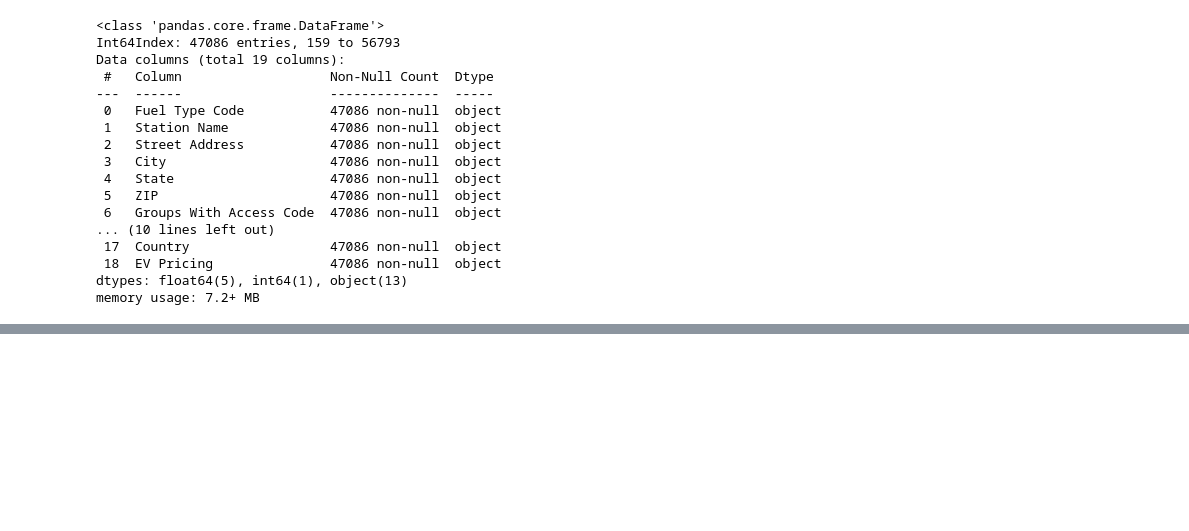
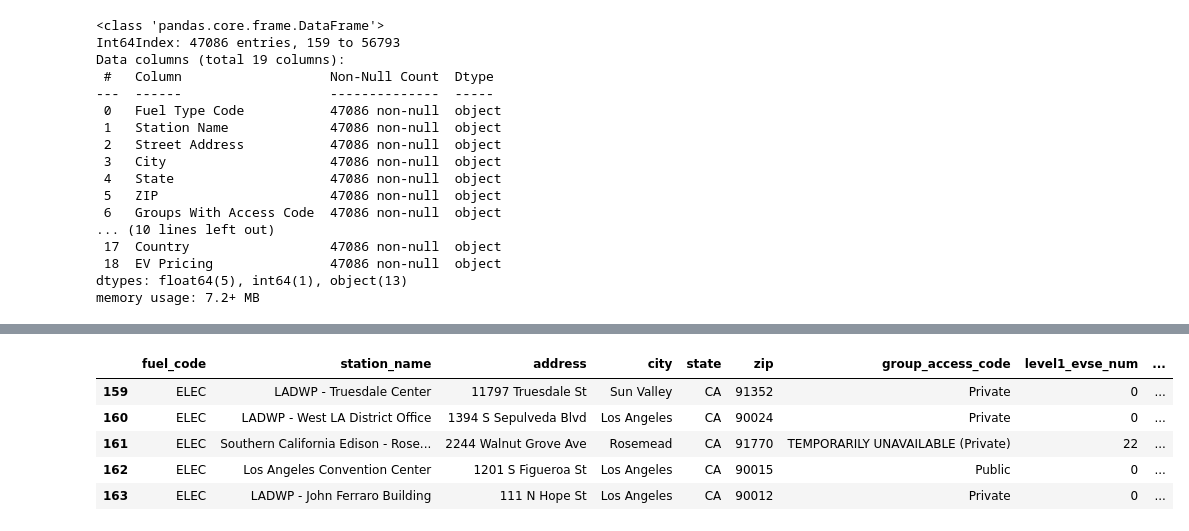
Before and after one commit to jeffakins/personal_projects, a Jupyter notebook: ev_charging_stations.ipynb, the cells around one changed output, grey strips where cells are left out. Cells and saved outputs as stored; diff of their text form; code cells hidden in the pictures; blank space fills up the shorter version.

```diff
--- a/ev_charging_stations.ipynb
+++ b/ev_charging_stations.ipynb
@@ -454,0 +642,18 @@ ev_21.head()
+# %%
+# Converting counts to int type and filling nulls with 0:
+ev_21['level1_evse_num'] = ev_21['level1_evse_num'].fillna(0)
+ev_21['level2_evse_num'] = ev_21['level2_evse_num'].fillna(0)
+ev_21['ev_dc_fast_count'] = ev_21['ev_dc_fast_count'].fillna(0)
+
+ev_21['level1_evse_num'] = ev_21['level1_evse_num'].astype('int64')
+ev_21['level2_evse_num'] = ev_21['level2_evse_num'].astype('int64')
+ev_21['ev_dc_fast_count'] = ev_21['ev_dc_fast_count'].astype('int64')
+# %%
+ev_21.head()
+# %% [output]
+|  | fuel_code | station_name | address | city | state | zip | group_access_code | level1_evse_num | ... |
+| 159 | ELEC | LADWP - Truesdale Center | 11797 Truesdale St | Sun Valley | CA | 91352 | Private | 0 | ... |
+| 160 | ELEC | LADWP - West LA District Office | 1394 S Sepulveda Blvd | Los Angeles | CA | 90024 | Private | 0 | ... |
+| 161 | ELEC | Southern California Edison - Rose... | 2244 Walnut Grove Ave | Rosemead | CA | 91770 | TEMPORARILY UNAVAILABLE (Private) | 22 | ... |
+| 162 | ELEC | Los Angeles Convention Center | 1201 S Figueroa St | Los Angeles | CA | 90015 | Public | 0 | ... |
+| 163 | ELEC | LADWP - John Ferraro Building | 111 N Hope St | Los Angeles | CA | 90012 | Private | 0 | ... |
```
Also changed, not shown: parts of 30 cells of this notebook.
